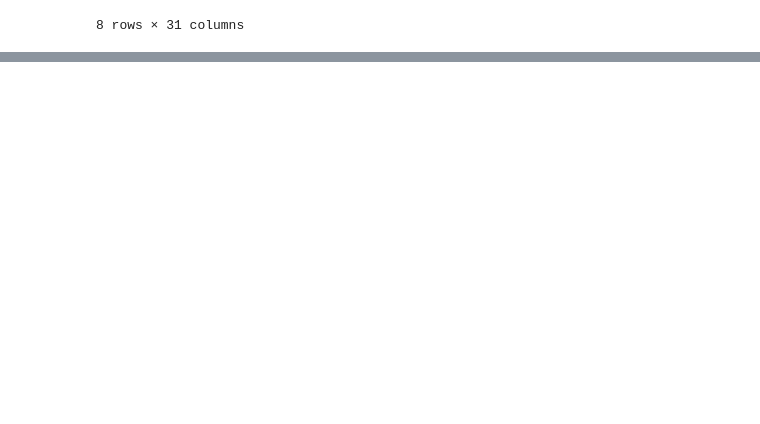
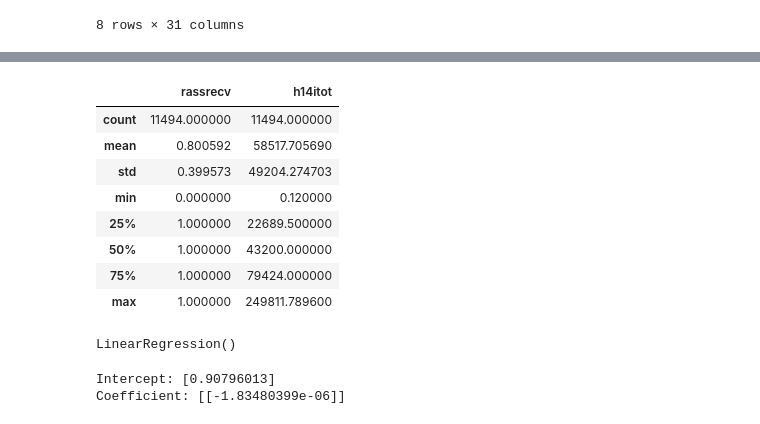
Before and after one commit to nycweather/Econometrics, a Jupyter notebook: my_project/assignment.ipynb, the cells around one changed output, grey strips where cells are left out. Cells and saved outputs as stored; diff of their text form; code cells hidden in the pictures; blank space fills up the shorter version.

```diff
--- a/my_project/assignment.ipynb
+++ b/my_project/assignment.ipynb
@@ -37,3 +38,7 @@ df.describe()
 | 75% | 1.000000 | 8.558400e+04 | 40.000000 | 12600.000000 | 5.000000 | 2100.000000 | 4.000000 | 1.000000 | 1.000000 | 1.000000 | ... |
 | max | 1.000000 | 3.316800e+06 | 168.000000 | 228000.000000 | 7.000000 | 647400.000000 | 12.000000 | 1.000000 | 1.000000 | 4.000000 | ... |
 8 rows × 31 columns
+# %%
+###select variables
+df2=df.loc[ :,['rassrecv', 'h14itot'] ]
+df2.nunique()
@@ -39,0 +51,8 @@ df.describe()
+# %%
+df2 = df2.dropna()
+df3 = df3.dropna()
+# %%
+df2=df2.loc[(df2.h14itot>0) & (df2.h14itot<250000),:]
+# %%
+df2['income_group'] = pd.cut(df2['h14itot'], bins=range(0, int(df2['h14itot'].max()) + 10000, 10000))
+counts = df2.groupby('income_group')['rassrecv'].sum()
@@ -39,0 +75,26 @@ df.describe()
+# %%
+df2.describe()
+# %% [output]
+|  | rassrecv | h14itot |
+| count | 11494.000000 | 11494.000000 |
+| mean | 0.800592 | 58517.705690 |
+| std | 0.399573 | 49204.274703 |
+| min | 0.000000 | 0.120000 |
+| 25% | 1.000000 | 22689.500000 |
+| 50% | 1.000000 | 43200.000000 |
+| 75% | 1.000000 | 79424.000000 |
+| max | 1.000000 | 249811.789600 |
+# %%
+X = df2['h14itot'].values.reshape(-1,1)
+y = df2['rassrecv'].values.reshape(-1,1)
+
+model = LinearRegression()
+model.fit(X, y)
+# %% [output]
+LinearRegression()
+# %%
+print("Intercept:", model.intercept_)
+print("Coefficient:", model.coef_)
+# %% [output]
+Intercept: [0.90796013]
+Coefficient: [[-1.83480399e-06]]
```
Also changed, not shown: parts of 7 cells of this notebook.
